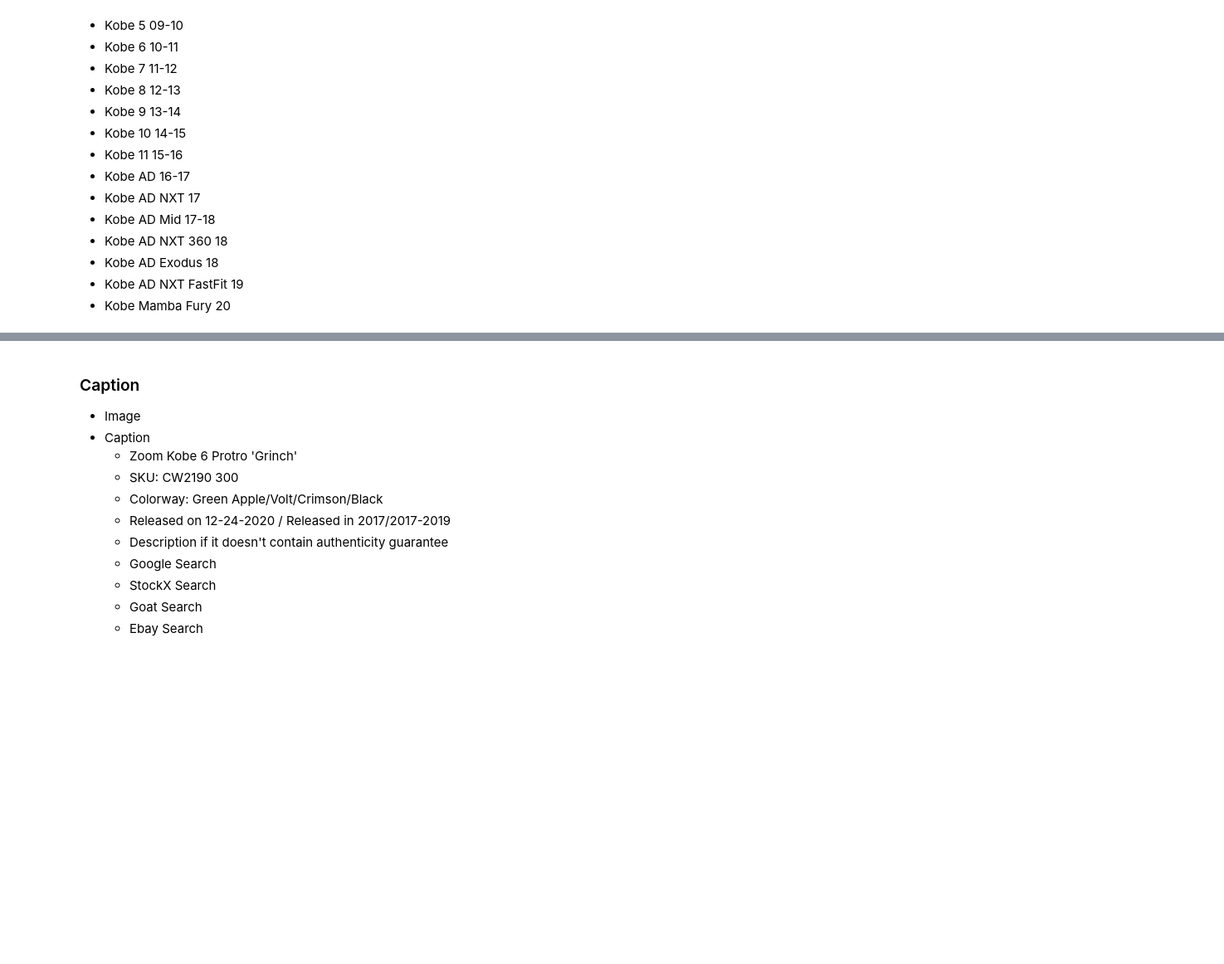
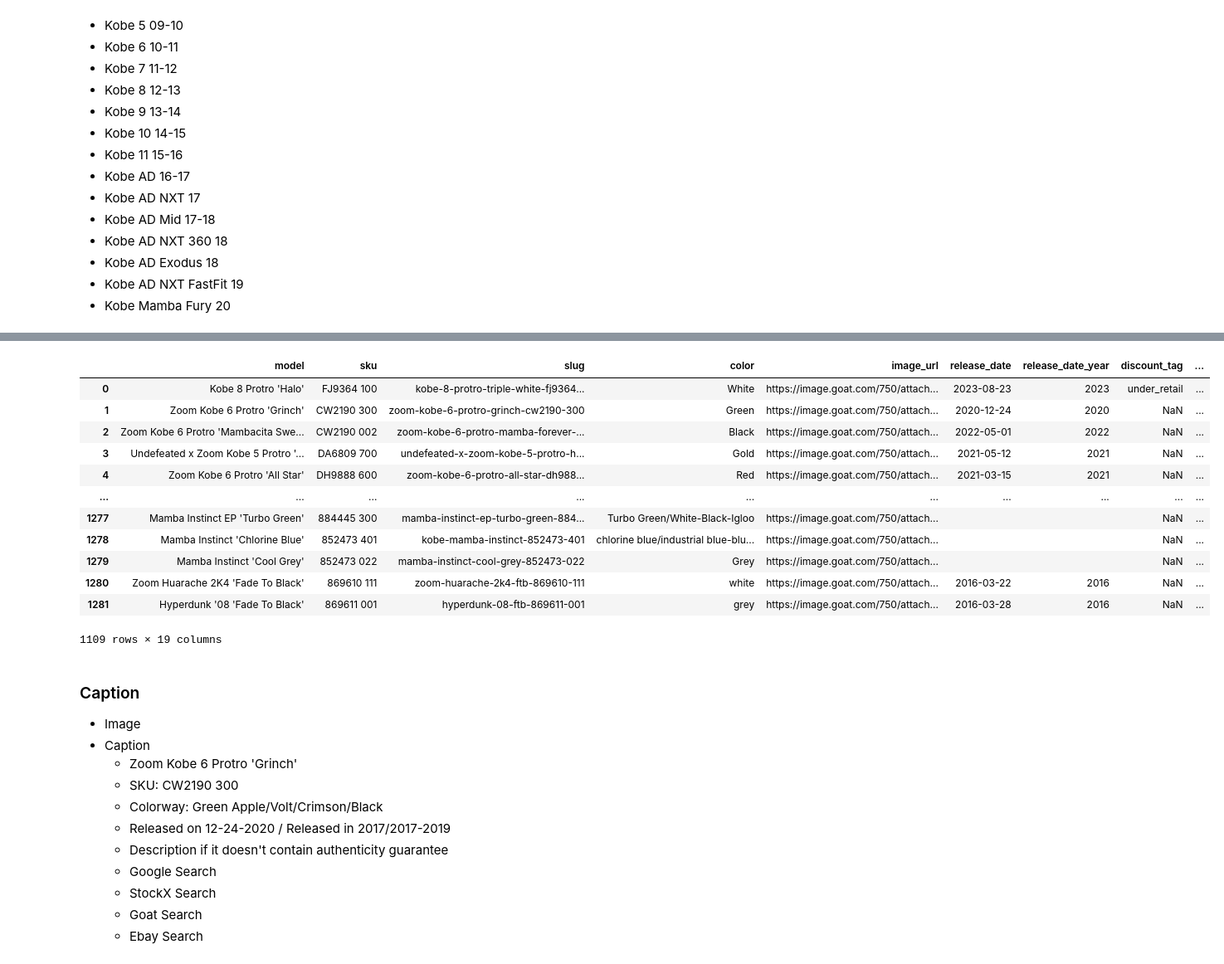
Before and after one commit to slin18/slinsanity, a Jupyter notebook: Sneakers/kobe_data_cleaning.ipynb, the cells around one changed output, grey strips where cells are left out. Shown: that part at 83% size. Saved outputs shown, nothing was run; the diff lists cells and outputs as text; code cells hidden in the pictures; blank space fills up the shorter version.

```diff
--- a/Sneakers/kobe_data_cleaning.ipynb
+++ b/Sneakers/kobe_data_cleaning.ipynb
@@ -368,6 +373,22 @@ release_year_fill_df.sort_values(by='model_sub_line')
 # %%
 from datetime import date
 merge.to_csv(f'kobe-final-data{date.today()}.csv',index=False)
+# %%
+merge[(merge['gs']=='N') | (merge['ps'])]
+# %% [output]
+|  | model | sku | slug | color | image_url | release_date | release_date_year | discount_tag | ... |
+| 0 | Kobe 8 Protro 'Halo' | FJ9364 100 | kobe-8-protro-triple-white-fj9364... | White | https://image.goat.com/750/attach... | 2023-08-23 | 2023 | under_retail | ... |
+| 1 | Zoom Kobe 6 Protro 'Grinch' | CW2190 300 | zoom-kobe-6-protro-grinch-cw2190-300 | Green | https://image.goat.com/750/attach... | 2020-12-24 | 2020 | NaN | ... |
+| 2 | Zoom Kobe 6 Protro 'Mambacita Swe... | CW2190 002 | zoom-kobe-6-protro-mamba-forever-... | Black | https://image.goat.com/750/attach... | 2022-05-01 | 2022 | NaN | ... |
+| 3 | Undefeated x Zoom Kobe 5 Protro '... | DA6809 700 | undefeated-x-zoom-kobe-5-protro-h... | Gold | https://image.goat.com/750/attach... | 2021-05-12 | 2021 | NaN | ... |
+| 4 | Zoom Kobe 6 Protro 'All Star' | DH9888 600 | zoom-kobe-6-protro-all-star-dh988... | Red | https://image.goat.com/750/attach... | 2021-03-15 | 2021 | NaN | ... |
+| ... | ... | ... | ... | ... | ... | ... | ... | ... | ... |
+| 1277 | Mamba Instinct EP 'Turbo Green' | 884445 300 | mamba-instinct-ep-turbo-green-884... | Turbo Green/White-Black-Igloo | https://image.goat.com/750/attach... |  |  | NaN | ... |
+| 1278 | Mamba Instinct 'Chlorine Blue' | 852473 401 | kobe-mamba-instinct-852473-401 | chlorine blue/industrial blue-blu... | https://image.goat.com/750/attach... |  |  | NaN | ... |
+| 1279 | Mamba Instinct 'Cool Grey' | 852473 022 | mamba-instinct-cool-grey-852473-022 | Grey | https://image.goat.com/750/attach... |  |  | NaN | ... |
+| 1280 | Zoom Huarache 2K4 'Fade To Black' | 869610 111 | zoom-huarache-2k4-ftb-869610-111 | white | https://image.goat.com/750/attach... | 2016-03-22 | 2016 | NaN | ... |
+| 1281 | Hyperdunk '08 'Fade To Black' | 869611 001 | hyperdunk-08-ftb-869611-001 | grey | https://image.goat.com/750/attach... | 2016-03-28 | 2016 | NaN | ... |
+1109 rows × 19 columns
 # %% [markdown]
 ### Caption
 - Image
```
Also changed, not shown: parts of 6 cells of this notebook, 3 other files.
